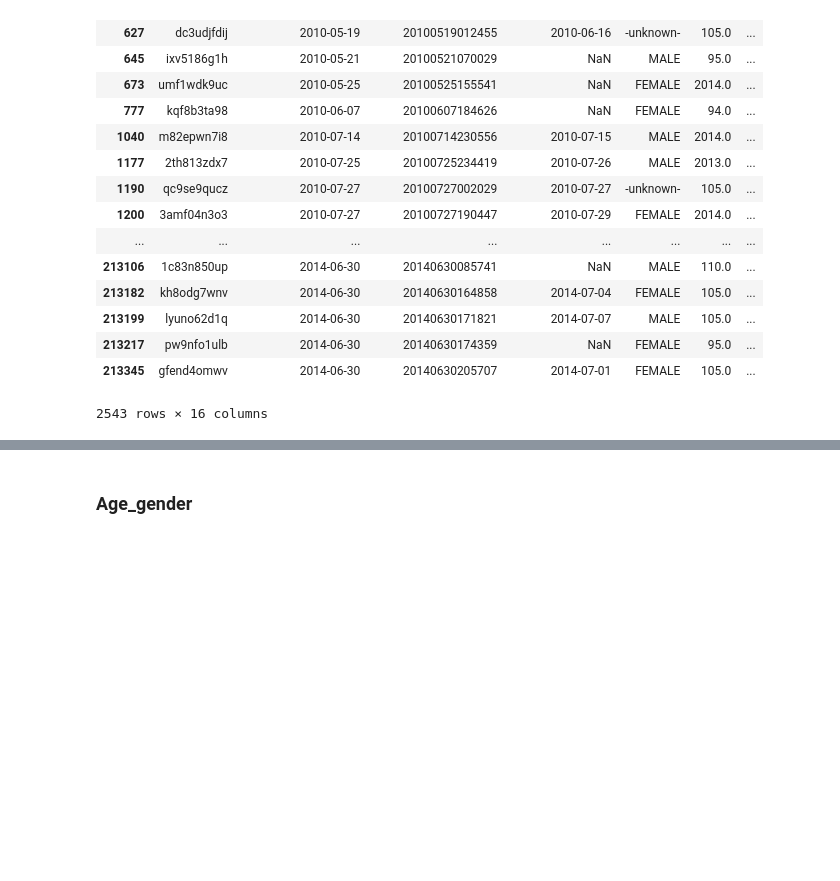
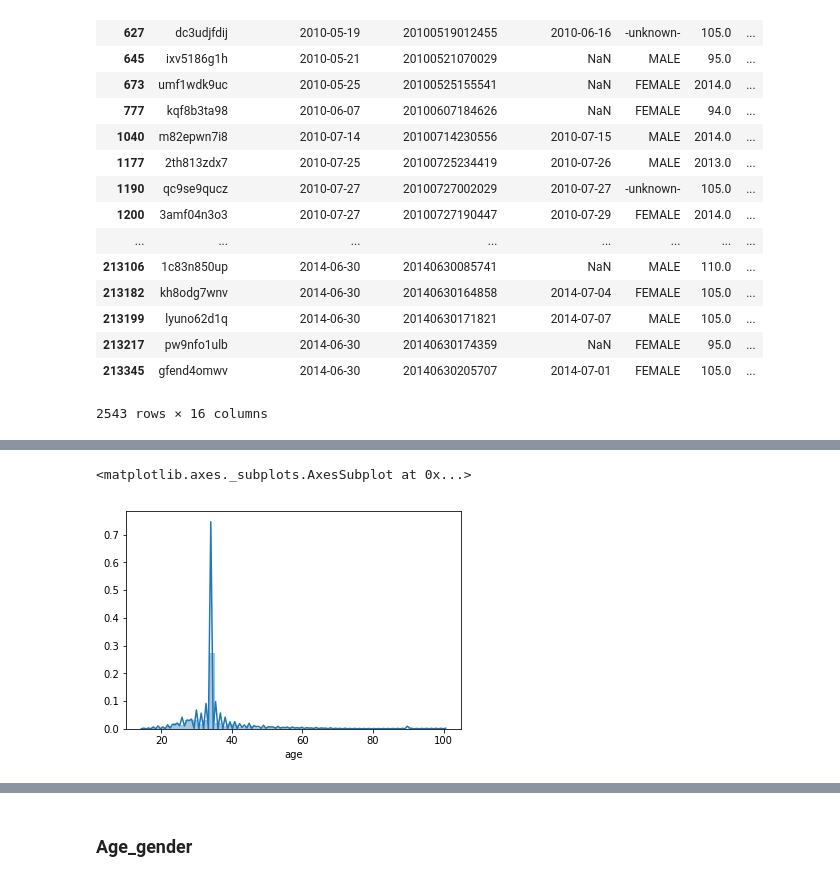
Before and after one commit to bkennedy04/msia420_airbnb_prediction, a Jupyter notebook: src/Airbnb 2.15.18.ipynb, the cells around one changed output, grey strips where cells are left out. Drawn from its saved outputs; the diff is of its cells as text; code cells hidden in the pictures; blank space fills up the shorter version.

Commit message:
add age transformation function

```diff
--- a/src/Airbnb 2.15.18.ipynb
+++ b/src/Airbnb 2.15.18.ipynb
@@ -223,0 +275,20 @@ Name: age, dtype: float64
+# %%
+def ageTransform(age):
+    """
+    Replace strange ages
+    """
+    current_year = 2014
+    if (age>2000):
+        new_age = 34 #replace it with median
+    elif (age>1000):
+        new_age = 2014-age+1
+    elif (age>100):
+        new_age = 90
+    elif (age<10):
+        new_age = 34 #replace it with median
+    elif (math.isnan(age)):
+        new_age = 34 #replace it with median
+    else:
+        new_age = age
+
+    return new_age
@@ -223,0 +302,8 @@ Name: age, dtype: float64
+# %%
+train['age'] = train['age'].apply(lambda x: ageTransform(x))
+# %%
+# New Age Distribution, replace lots of NaN's with median, which is 34.
+sn.distplot(train['age'])
+# %% [output]
+<matplotlib.axes._subplots.AxesSubplot at 0x...>
+[figure, added]
```
Also changed, not shown: parts of 7 cells of this notebook.
